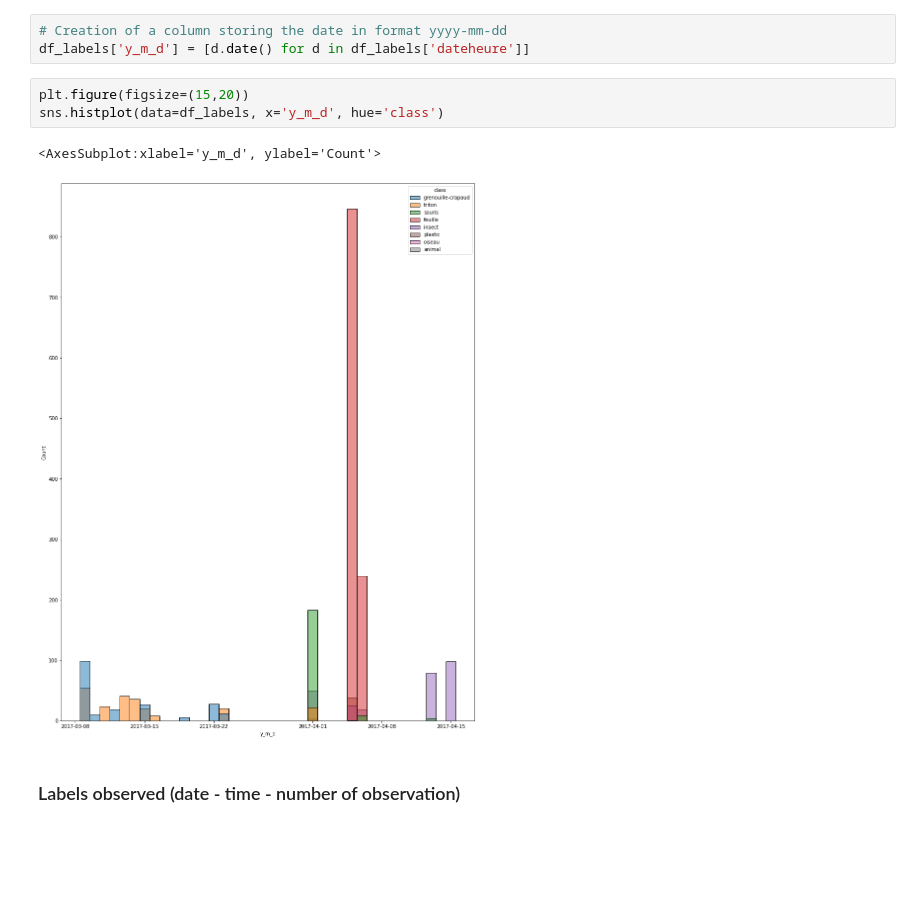
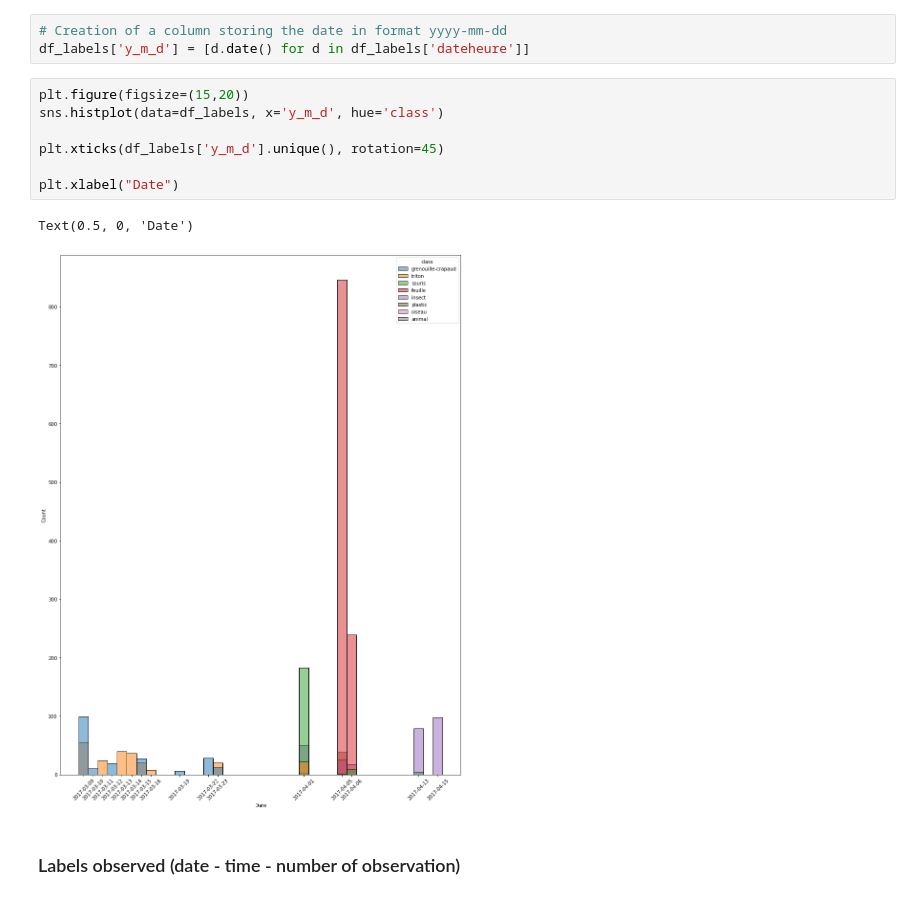
Before and after one commit to student-GML/crapauduc, a Jupyter notebook: labels_count_analysis_pathandboundingbox_meteo.ipynb, the cells around one changed output. Drawn from its saved outputs; the diff is of its cells as text; blank space fills up the shorter version.

```diff
--- a/labels_count_analysis_pathandboundingbox_meteo.ipynb
+++ b/labels_count_analysis_pathandboundingbox_meteo.ipynb
@@ -104,9 +132,13 @@ df_labels['y_m_d'] = [d.date() for d in df_labels['dateheure']]
 # %%
 plt.figure(figsize=(15,20))
 sns.histplot(data=df_labels, x='y_m_d', hue='class')
+
+plt.xticks(df_labels['y_m_d'].unique(), rotation=45)
+
+plt.xlabel("Date")
 # %% [output]
-<AxesSubplot:xlabel='y_m_d', ylabel='Count'>
+Text(0.5, 0, 'Date')
-[figure, old version]
+[figure, new version]
 # %% [markdown]
 ### Labels observed (date - time - number of observation)
 # %%
```
Also changed, not shown: parts of 36 cells of this notebook.
